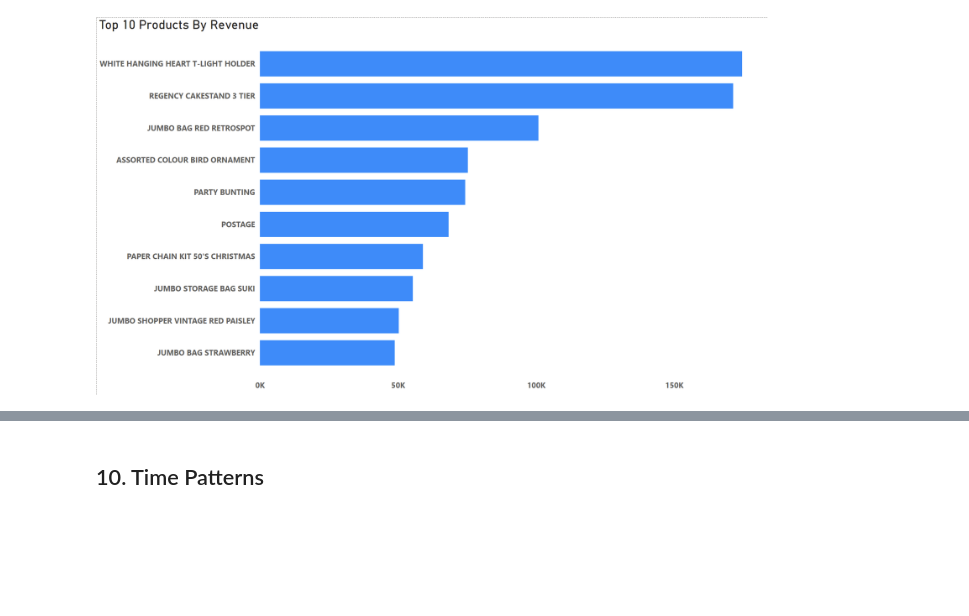
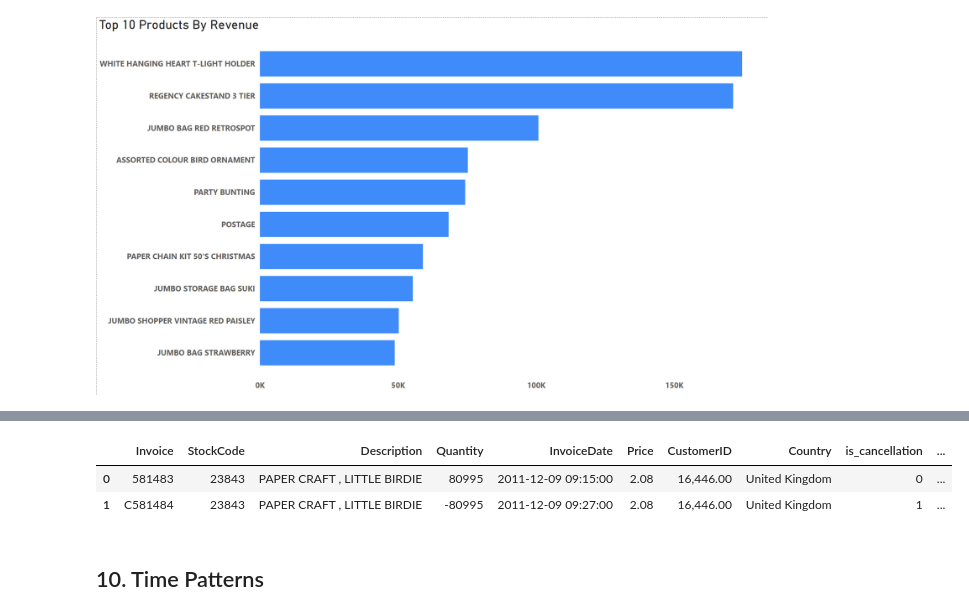
Before and after one commit to Hahm7/online_retail_analysis, a Jupyter notebook: notebooks/analysis.ipynb, the cells around one changed output, grey strips where cells are left out. Drawn from its saved outputs; the diff is of its cells as text; code cells hidden in the pictures; blank space fills up the shorter version.

```diff
--- a/notebooks/analysis.ipynb
+++ b/notebooks/analysis.ipynb
@@ -824,3 +865,16 @@ Image('../docs/img/total_revenue_product.png', width=1000, height=600)
+# %%
+con.execute("""
+SELECT
+    *
+FROM
+    cleaned
+WHERE Description = 'PAPER CRAFT , LITTLE BIRDIE'
+
+""").fetchdf()
+# %% [output]
+|  | Invoice | StockCode | Description | Quantity | InvoiceDate | Price | CustomerID | Country | is_cancellation | ... |
+| 0 | 581483 | 23843 | PAPER CRAFT , LITTLE BIRDIE | 80995 | 2011-12-09 09:15:00 | 2.08 | 16,446.00 | United Kingdom | 0 | ... |
+| 1 | C581484 | 23843 | PAPER CRAFT , LITTLE BIRDIE | -80995 | 2011-12-09 09:27:00 | 2.08 | 16,446.00 | United Kingdom | 1 | ... |
 # %% [markdown]
 ## 10. Time Patterns
 # %%
```
Also changed, not shown: parts of 5 cells of this notebook, 2 other files.
